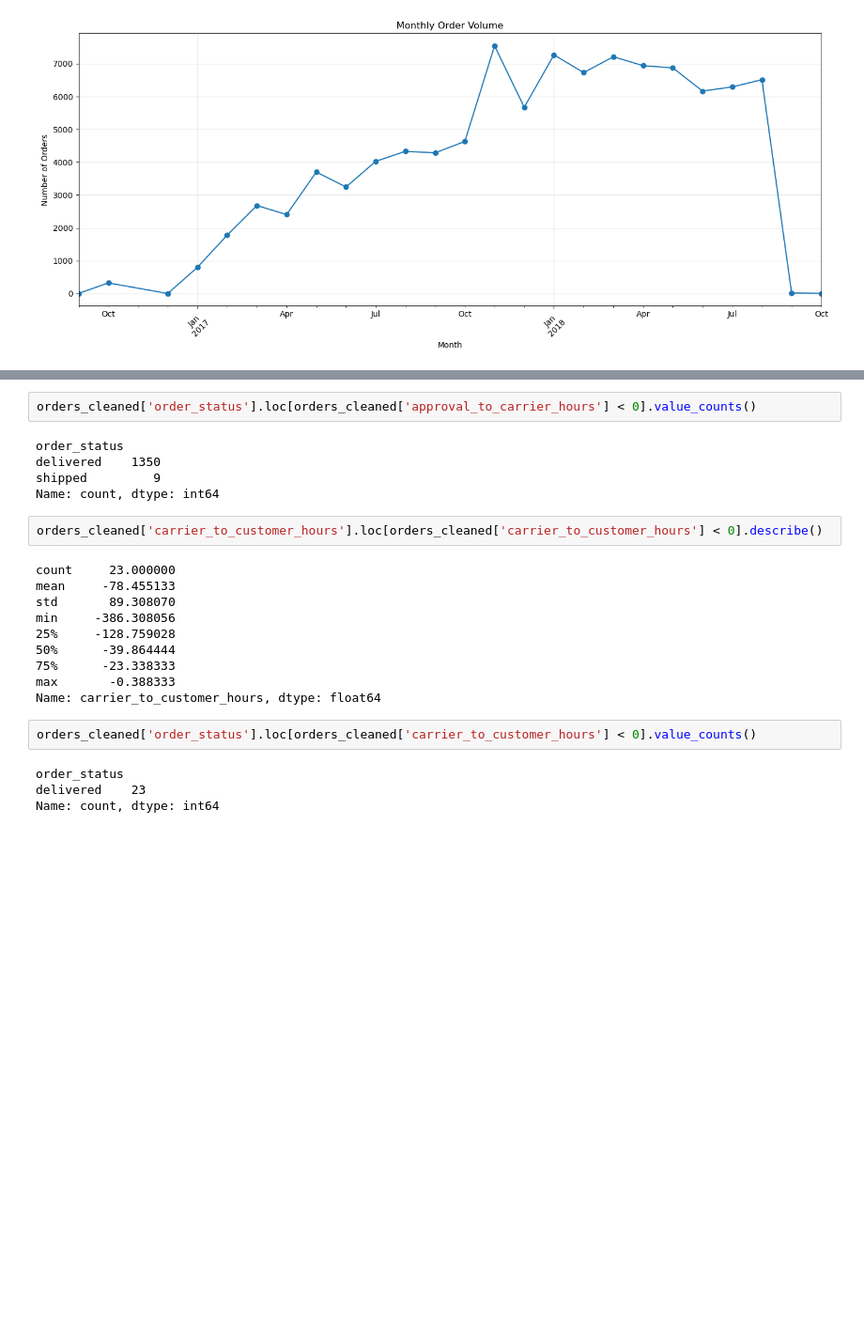
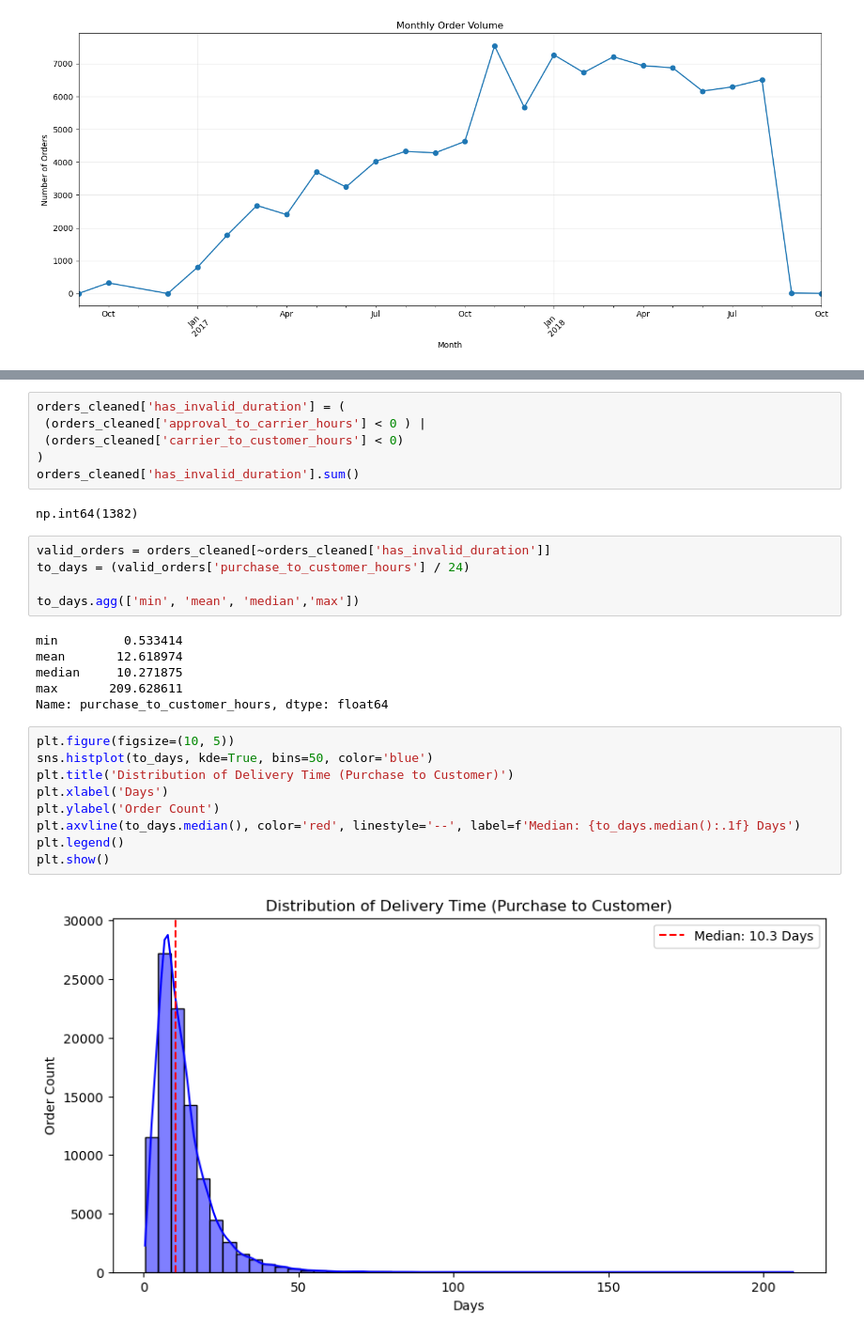
Before and after one commit to AminrezaAman/brazilian-ecommerce-analytics, a Jupyter notebook: notebooks/03_Exploratory_Data_Analysis.ipynb, the cells around one changed output, grey strips where cells are left out. Shown at 94% size. Cells and saved outputs as stored; diff of their text form; blank space fills up the shorter version.

Commit message:
add Distribution of Delivery Time and bottleneck lifecylce

```diff
--- a/notebooks/03_Exploratory_Data_Analysis.ipynb
+++ b/notebooks/03_Exploratory_Data_Analysis.ipynb
@@ -128,25 +97,30 @@ Name: approval_to_carrier_hours, dtype: float64
-# %%
-orders_cleaned['order_status'].loc[orders_cleaned['approval_to_carrier_hours'] < 0].value_counts()
-# %% [output]
-order_status
-delivered    1350
-shipped         9
-Name: count, dtype: int64
-# %%
-orders_cleaned['carrier_to_customer_hours'].loc[orders_cleaned['carrier_to_customer_hours'] < 0].describe()
-# %% [output]
-count     23.000000
-mean     -78.455133
-std       89.308070
-min     -386.308056
-25%     -128.759028
-50%      -39.864444
-75%      -23.338333
-max       -0.388333
-Name: carrier_to_customer_hours, dtype: float64
-# %%
-orders_cleaned['order_status'].loc[orders_cleaned['carrier_to_customer_hours'] < 0].value_counts()
-# %% [output]
-order_status
-delivered    23
-Name: count, dtype: int64
+# %%
+orders_cleaned['has_invalid_duration'] = (
+ (orders_cleaned['approval_to_carrier_hours'] < 0 ) |
+ (orders_cleaned['carrier_to_customer_hours'] < 0)
+)
+orders_cleaned['has_invalid_duration'].sum()
+# %% [output]
+np.int64(1382)
+# %%
+valid_orders = orders_cleaned[~orders_cleaned['has_invalid_duration']]
+to_days = (valid_orders['purchase_to_customer_hours'] / 24)
+
+to_days.agg(['min', 'mean', 'median','max'])
+# %% [output]
+min         0.533414
+mean       12.618974
+median     10.271875
+max       209.628611
+Name: purchase_to_customer_hours, dtype: float64
+# %%
+plt.figure(figsize=(10, 5))
+sns.histplot(to_days, kde=True, bins=50, color='blue')
+plt.title('Distribution of Delivery Time (Purchase to Customer)')
+plt.xlabel('Days')
+plt.ylabel('Order Count')
+plt.axvline(to_days.median(), color='red', linestyle='--', label=f'Median: {to_days.median():.1f} Days')
+plt.legend()
+plt.show()
+# %% [output]
+[figure, added]
```
Also changed, not shown: parts of 9 cells of this notebook, 1 other file.
